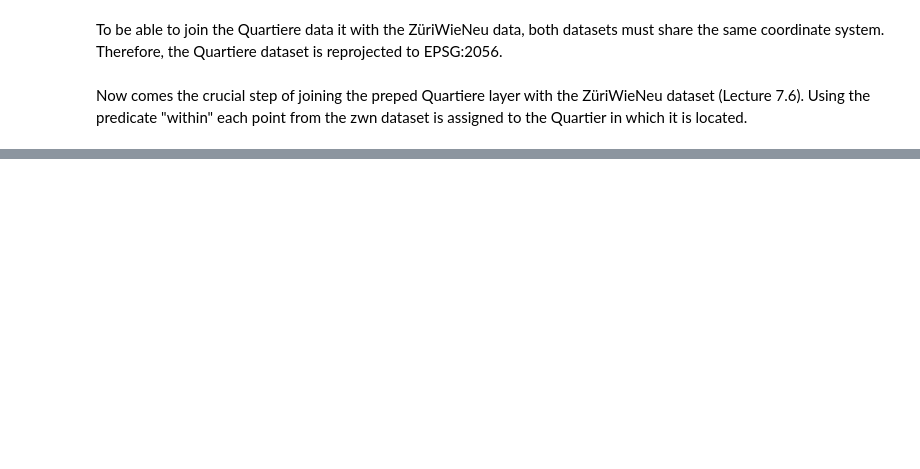
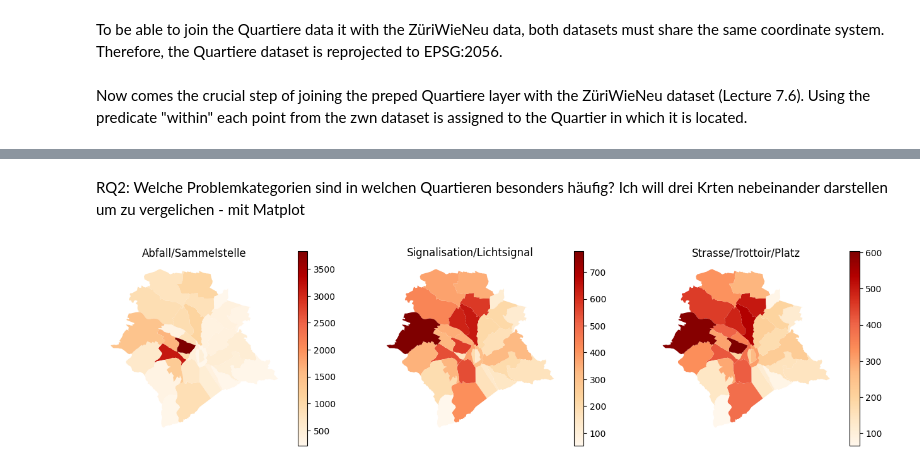
Before and after one commit to denikessi1/Project-SDS210, a Jupyter notebook: notebooks/read_data.ipynb, the cells around one changed output, grey strips where cells are left out. Drawn from its saved outputs; the diff is of its cells as text; code cells hidden in the pictures; blank space fills up the shorter version.

```diff
--- a/notebooks/read_data.ipynb
+++ b/notebooks/read_data.ipynb
@@ -46,0 +105,22 @@ zwn_quertiere_joined = gpd.sjoin(zwn_gdf, quartiere, predicate="within")
+# %% [markdown]
+RQ2: Welche Problemkategorien sind in welchen Quartieren besonders häufig? Ich will drei Krten nebeinander darstellen um zu vergelichen - mit Matplot
+# %%
+import matplotlib.pyplot as plt
+
+top3_codes = zwn_quertiere_joined["service_code"].value_counts().head(3).index
+
+fig, axes = plt.subplots(1, 3, figsize=(16,4))
+
+for i, code in enumerate(top3_codes):
+    code_data = zwn_quertiere_joined[zwn_quertiere_joined["service_code"] == code]
+
+    service_counts = code_data.groupby("name").size().reset_index(name="service_counts")
+
+    quartiere_code = quartiere.merge(service_counts, on="name", how="left")
+
+    quartiere_code.plot(column="service_counts", cmap="OrRd", ax=axes[i], legend=True)
+
+    axes[i].set_title(code)
+    axes[i].axis("off")
+# %% [output]
+[figure, added]
```
Also changed, not shown: parts of 17 cells of this notebook, 1 other file.
